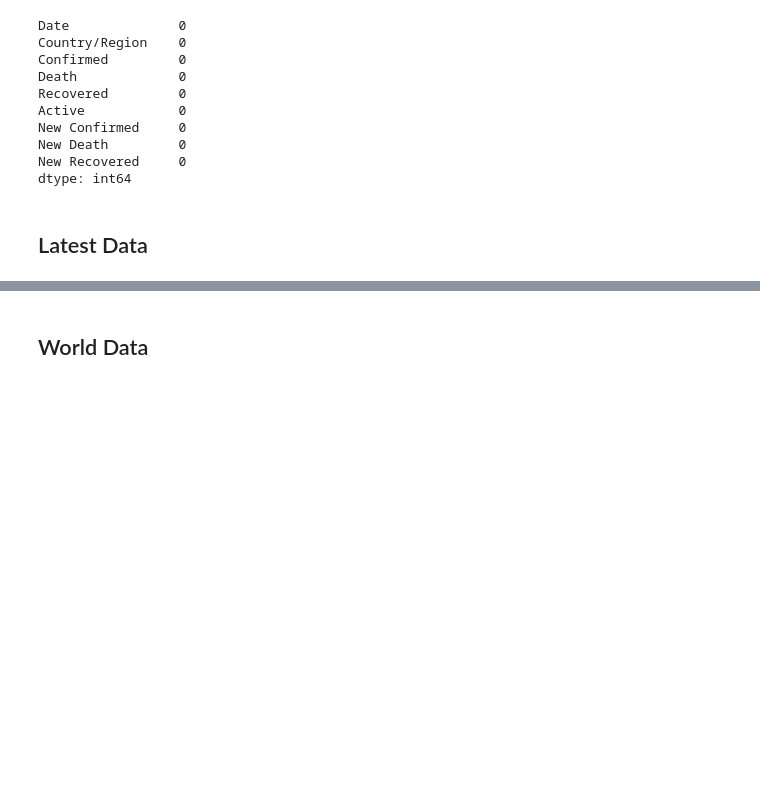
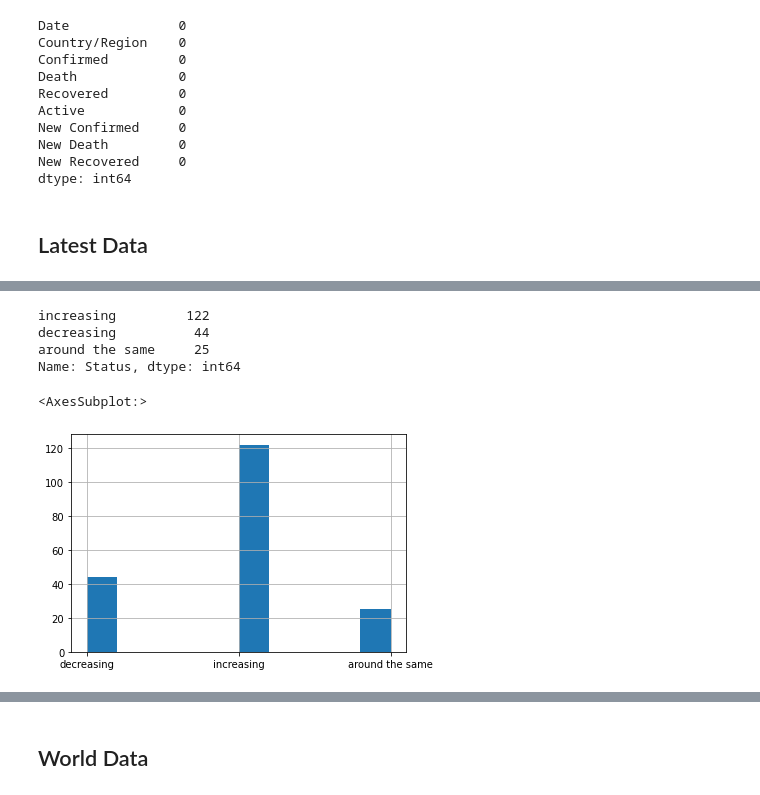
Before and after one commit to n-Faiz/WQD7006_ML_Covid19, a Jupyter notebook: Covid-19 Analysis & Machine learning.ipynb, the cells around one changed output, grey strips where cells are left out. Saved outputs shown, nothing was run; the diff lists cells and outputs as text; code cells hidden in the pictures; blank space fills up the shorter version.

```diff
--- a/Covid-19 Analysis & Machine learning.ipynb
+++ b/Covid-19 Analysis & Machine learning.ipynb
@@ -309,0 +314,4 @@ latest_df
+# %%
+weekly_df = df[df["Date"] > (df["Date"].max()-pd.offsets.Day(7))]
+weekly_df.reset_index(drop= True,inplace=True)
+weekly_df
@@ -309,0 +332,12 @@ latest_df
+# %%
+
+def gradient_find(x):
+    return np.polyfit(range(len(x)), x, 1)[0]
+# %%
+
+
+weekly = weekly_df.groupby(['Country/Region'])['New Confirmed'].apply(gradient_find).reset_index()
+weekly.rename(columns={"New Confirmed": "gradient"},inplace=True)
+
+weekly['Status'] = ["increasing" if x>0.2  else "decreasing" if x<-0.2 else "around the same" for x in weekly ['gradient'] ]
+weekly
@@ -309,0 +358,12 @@ latest_df
+# %%
+weekly['Status'].value_counts()
+# %% [output]
+increasing         122
+decreasing          44
+around the same     25
+Name: Status, dtype: int64
+# %%
+weekly['Status'].hist()
+# %% [output]
+<AxesSubplot:>
+[figure, added]
```
Also changed, not shown: parts of 32 cells of this notebook.
